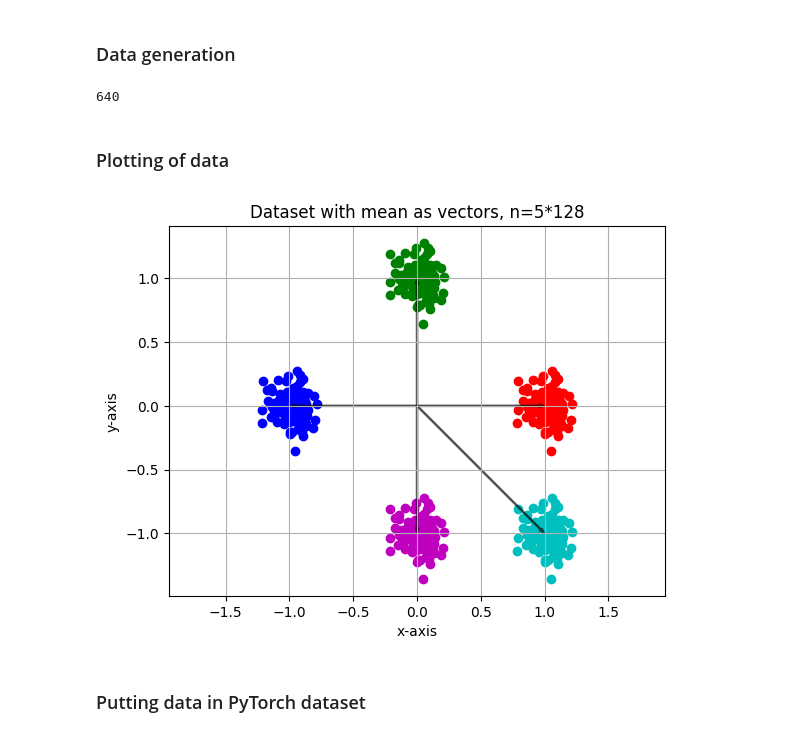
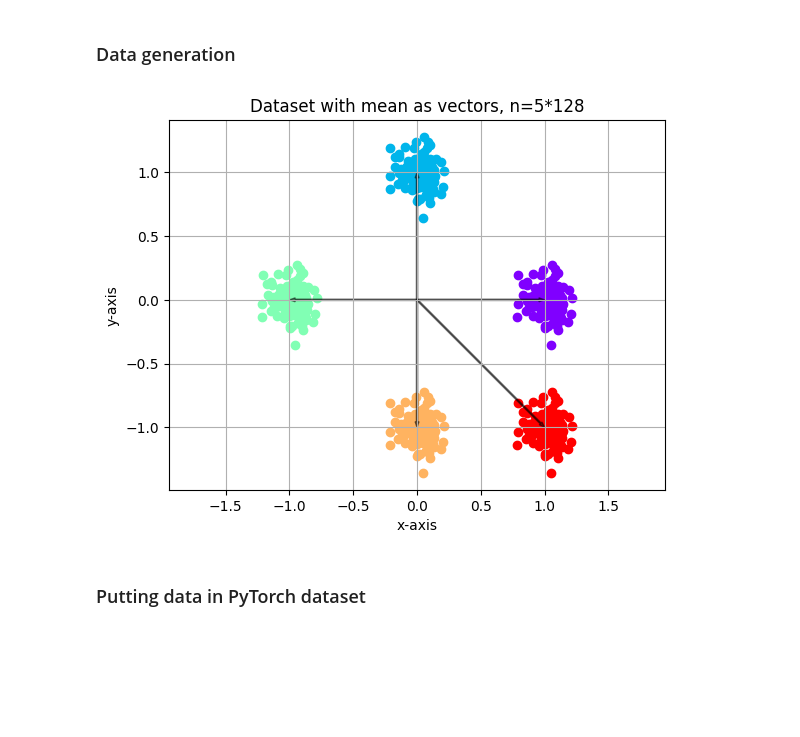
Before and after one commit to Dalsaetra/unitary_memory_indexing_recreated, a Jupyter notebook: notebooks/main.ipynb, the cells around one changed output. Cells and saved outputs as stored; diff of their text form; code cells hidden in the pictures; blank space fills up the shorter version.

```diff
--- a/notebooks/main.ipynb
+++ b/notebooks/main.ipynb
@@ -90,31 +20,19 @@ def data_gen_as_extra(n_cat,n_p,scale=1):
 # %%
 n_categories = 5
 n_p = 128 # points_per_category
+
+datatype = "as_extra"
+as_pos = [1,-1]
+dataclass = DataGen(n_categories, n_p, scale=1, name=datatype, seed=1234, as_pos=as_pos)
+centers,data,labels = dataclass.centers,dataclass.data,dataclass.labels
+
+dataclass.plot()
+
+
 # centers,data,labels = data_gen(n_categories,n_p,scale=1)
-centers,data,labels = data_gen_as_extra(n_categories,n_p,scale=1)
+# centers,data,labels = data_gen_as_extra(n_categories,n_p,scale=1)
+# %% [output]
+[figure, added]
-# %%
-len(labels)
-# %% [output]
-640
-# %% [markdown]
-### Plotting of data
-# %%
-color_atlas = ["r","g","b","m","c","y","orange","brown","lime"]
-colors = []
-for i in range(n_categories):
-    colors.append(color_atlas[i])
-
-for col,center,i in zip(colors,centers,range(n_categories)):
-    plt.scatter(data[i*n_p:(i+1)*n_p,0],data[i*n_p:(i+1)*n_p,1],color=col)
-    plt.arrow(0,0,center[0],center[1],length_includes_head=True,width=0.01,color=(0,0,0,0.5))
-
-plt.title(f"Dataset with mean as vectors, n={n_categories}*{n_p}")
-plt.axis("equal")
-plt.xlabel("x-axis")
-plt.ylabel("y-axis")
-plt.grid("on")
-# %% [output]
-[figure, removed]
 # %% [markdown]
 ### Putting data in PyTorch dataset
 # %%
```
Also changed, not shown: parts of 11 cells of this notebook, 1 other file.
